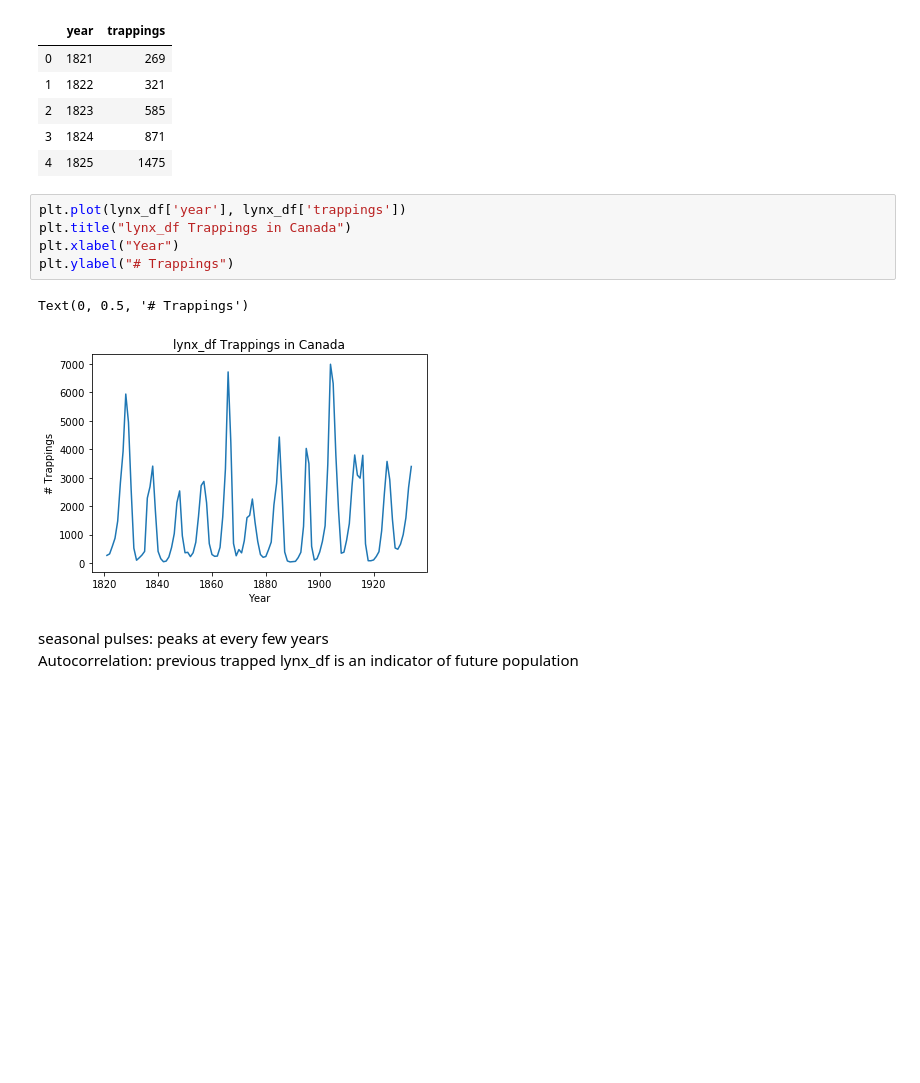
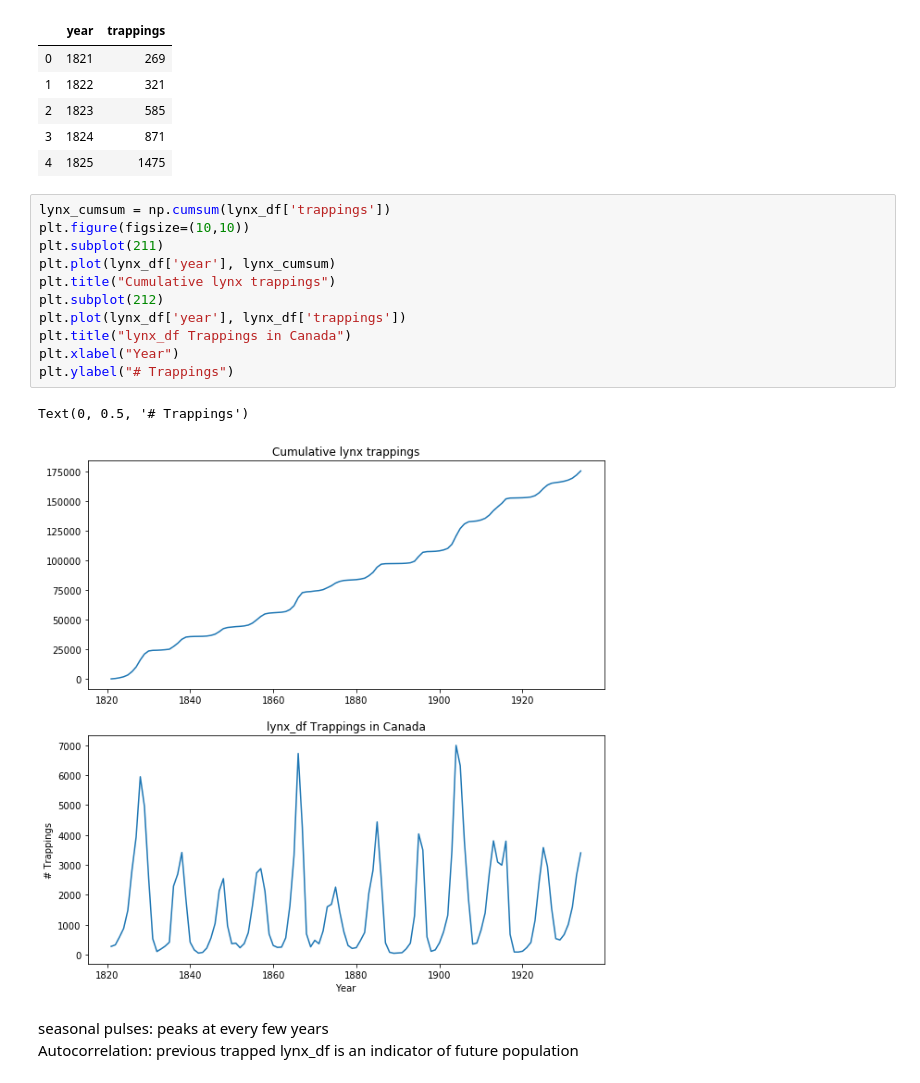
Before and after one commit to darrahts/timeSeriesAnalysis, a Jupyter notebook: timeSeries1.ipynb, the cells around one changed output. Cells and saved outputs as stored; diff of their text form; blank space fills up the shorter version.

Commit message:
added cumulative sum plot of lynx trappings

```diff
--- a/timeSeries1.ipynb
+++ b/timeSeries1.ipynb
@@ -15,13 +15,19 @@ lynx_df.head()
 | 3 | 1824 | 871 |
 | 4 | 1825 | 1475 |
 # %%
+lynx_cumsum = np.cumsum(lynx_df['trappings'])
+plt.figure(figsize=(10,10))
+plt.subplot(211)
+plt.plot(lynx_df['year'], lynx_cumsum)
+plt.title("Cumulative lynx trappings")
+plt.subplot(212)
 plt.plot(lynx_df['year'], lynx_df['trappings'])
 plt.title("lynx_df Trappings in Canada")
 plt.xlabel("Year")
 plt.ylabel("# Trappings")
 # %% [output]
 Text(0, 0.5, '# Trappings')
-[figure, old version]
+[figure, new version]
 # %% [markdown]
 seasonal pulses: peaks at every few years <br>
 Autocorrelation: previous trapped lynx_df is an indicator of future population
```
Also changed, not shown: parts of 1 cell of this notebook.
